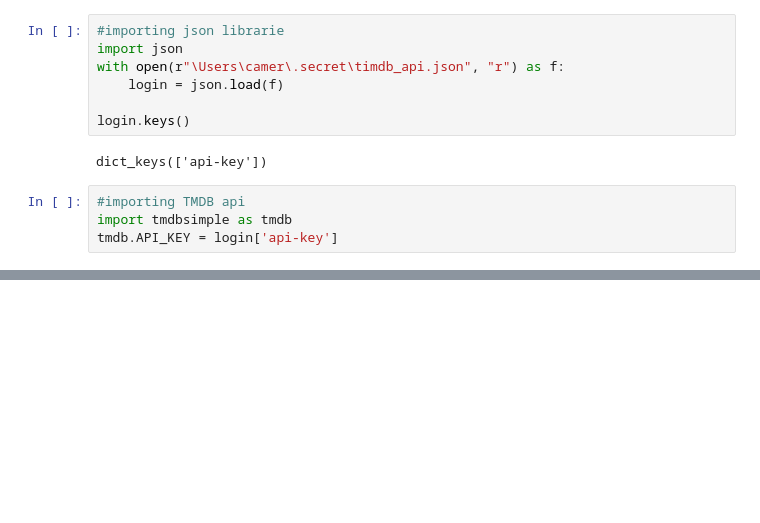
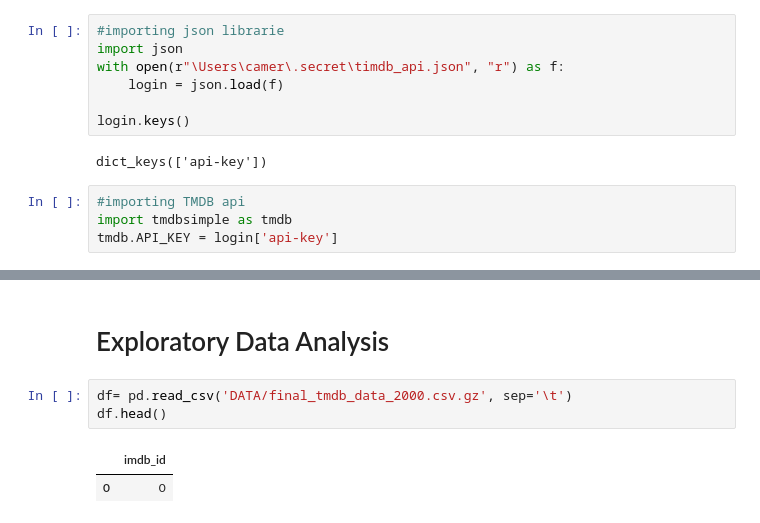
Before and after one commit to CameronBannick/IMDB-Movie-Report, a Jupyter notebook: Project 3.ipynb, the cells around one changed output, grey strips where cells are left out. Saved outputs shown, nothing was run; the diff lists cells and outputs as text; blank space fills up the shorter version.

```diff
--- a/Project 3.ipynb
+++ b/Project 3.ipynb
@@ -291,0 +397,8 @@ def get_movie_with_rating(movie_id):
+# %% [markdown]
+# Exploratory Data Analysis
+# %%
+df= pd.read_csv('DATA/final_tmdb_data_2000.csv.gz', sep='\t')
+df.head()
+# %% [output]
+|  | imdb_id |
+| 0 | 0 |
```
Also changed, not shown: parts of 10 cells of this notebook, 4 other files.
